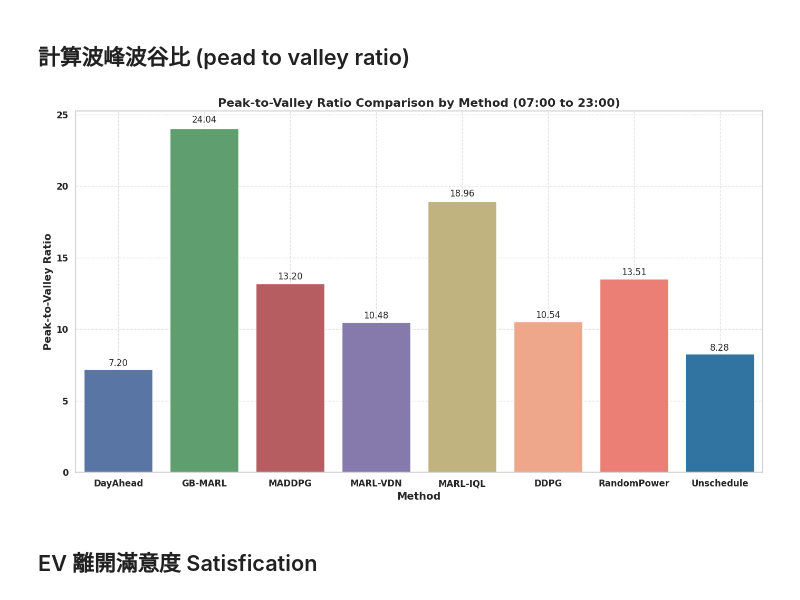
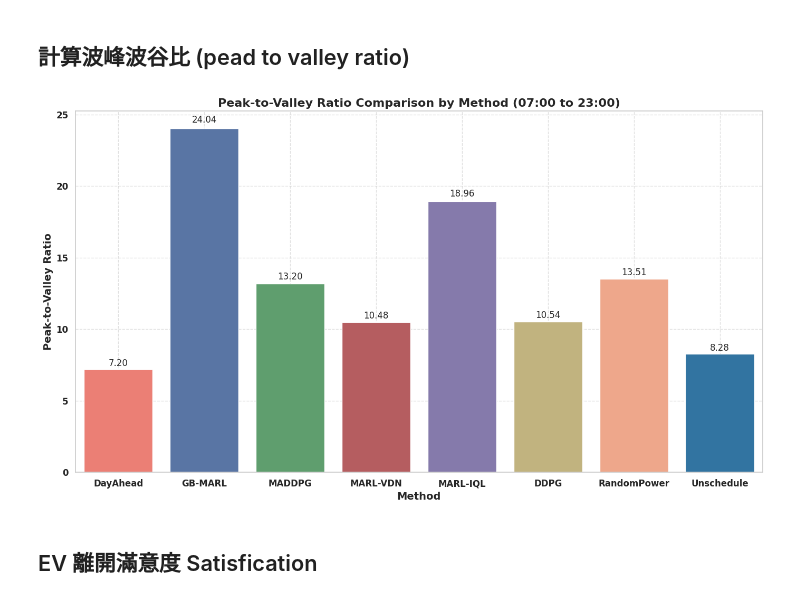
Before and after one commit to carlwang49/MY_WORK, a Jupyter notebook: Evaluation.ipynb, the cells around one changed output. Saved outputs shown, nothing was run; the diff lists cells and outputs as text; code cells hidden in the pictures.

```diff
--- a/Evaluation.ipynb
+++ b/Evaluation.ipynb
@@ -159,14 +158,14 @@ soc_file = '/soc_history.csv'
 charging_file = '/charging_records.csv'
 
 
-DayAhead_dir = './Result/DayAheadSchedule_09-01_09-30_num10/2'
+DayAhead_dir = './Result/DayAheadSchedule_09-01_09-30_num10/1'
 GB_MARL_dir = './Result/GB-MARL-v2_alpha0.5_beta0.1_num10/3'
 MADDPG_dir = './Result/MADDPG_07-01_09-01_10/1'
 VDN_dir = './Result/VDN-MARL_alpha0.5_beta0.5_num10/1'
 IQL_dir = './Result/IQL-MARL_07-01_09-01_10/1'
 DDPG_dir = './Result/DDPG_alpha0.5_beta0.5_10/1'
-Random_dir = './Result/RandomPower_09-01_09-30_10/2'
-Unschedule_dir = './Result/Unschedule_09-01_09-30_10/2'
+Random_dir = './Result/RandomPower_09-01_09-30_10/1'
+Unschedule_dir = './Result/Unschedule_09-01_09-30_10/1'
 
 DayAhead_building_file = DayAhead_dir + building_file
 GB_MARL_building_file = GB_MARL_dir + test_building_file
@@ -292,35 +291,35 @@ for df, method_name in zip(data_frames, method_names):
     peak_to_valley_ratio = peak_load / valley_load
     peak_to_valley_ratios.append(peak_to_valley_ratio)
     # print(f'Peak-to-Valley Ratio for {method_name} from {start_datetime_str} to {end_datetime_str} (07:00 to 23:00): {peak_to_valley_ratio:.2f}')
 
 # set plot style
 sns.set(style="whitegrid")
 
 # define colors
-colors = ['#4C72B0', '#55A868', '#C44E52', '#8172B3', '#CCB974', '#FFA07A', '#FF6F61', '#1F77B4']
+colors = ['#FF6F61', '#4C72B0', '#55A868', '#C44E52', '#8172B3', '#CCB974', '#FFA07A', '#1F77B4']
 
 # plot peak-to-valley ratio bar chart
 fig, ax = plt.subplots(figsize=(14, 8))
 bars = sns.barplot(x=method_names, y=peak_to_valley_ratios, palette=colors, ax=ax)
 
 # add labels and title
 ax.set_xlabel('Method', fontsize=14, fontweight='bold')
 ax.set_ylabel('Peak-to-Valley Ratio', fontsize=14, fontweight='bold')
 ax.set_title('Peak-to-Valley Ratio Comparison by Method (07:00 to 23:00)', fontsize=16, fontweight='bold')
 ax.grid(True, linestyle='--', alpha=0.6)
 
 # display peak-to-valley ratio on top of each bar
 for bar, yval in zip(bars.patches, peak_to_valley_ratios):
     height = bar.get_height()
     ax.text(bar.get_x() + bar.get_width()/2, height + 0.01 * height, f'{height:.2f}', ha='center', va='bottom', fontsize=12)
 
 plt.xticks(fontsize=12, fontweight='bold')
 plt.yticks(fontsize=12, fontweight='bold')
 plt.tight_layout()
 
 plt.show()
 # %% [output]
-[figure, old version]
+[figure, new version]
 # %% [markdown]
 ## EV 離開滿意度 Satisfication
 # %%
```
Also changed, not shown: parts of 6 cells of this notebook, 4 other files.
